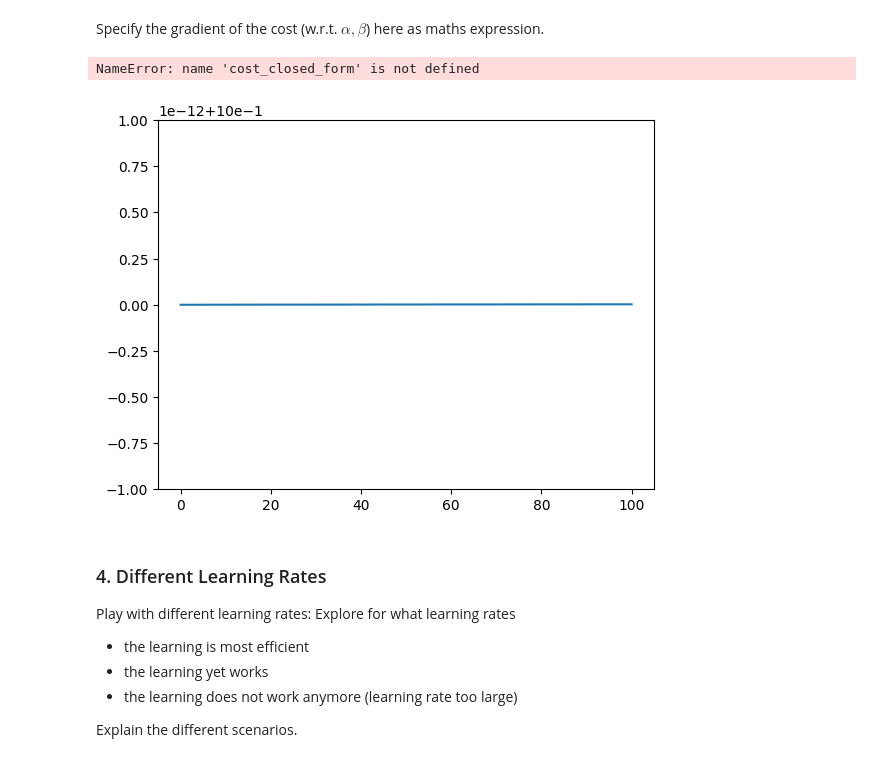
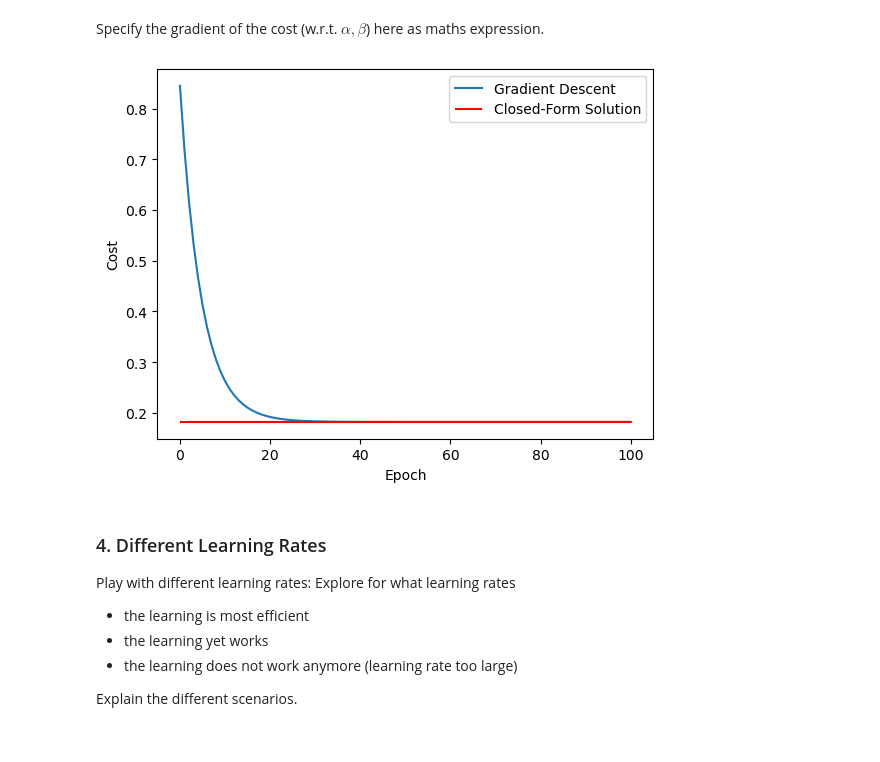
Before and after one commit to Dr-Shab/MSE-DeepLearn, a Jupyter notebook: DL-PW-02-G26_Drilon_Chia-Hua/pw02_lin_regression_GD_stud.ipynb, the cells around one changed output. Cells and saved outputs as stored; diff of their text form; code cells hidden in the pictures.

```diff
--- a/DL-PW-02-G26_Drilon_Chia-Hua/pw02_lin_regression_GD_stud.ipynb
+++ b/DL-PW-02-G26_Drilon_Chia-Hua/pw02_lin_regression_GD_stud.ipynb
@@ -113,34 +113,39 @@ def gradient_cost(X,Y,a):
     return X.T@(X@a-Y) / len(Y)
     # YOUR CODE (END)
 # %%
+cost_closed_form = cost(X, Y, a_exact)
 # adjust if needed
 nepochs = 100
 lr = 0.1
 
 ## initial parameter
 a = torch.tensor([0.0,0.0], dtype=torch.float64).reshape(2,1)
 
 # track the costs
 costs = []
 
 # YOUR CODE (START)
 
 # loop over the epochs: update parameter values, compute the cost and add it to the costs list
 for epoch in range(nepochs):
-    costs.append(cost(X,Y,a))
-    a = a - lr * gradient_cost(X,Y,a_exact)
+    grad = gradient_cost(X, Y, a)
+    a = a - lr * grad
+    costs.append(cost(X, Y, a))
 
 costs.append(cost(X,Y,a))
 
 # YOUR CODE (END)
 
 # some output
 cost_gd = costs[-1]
-plt.plot(range(nepochs+1),costs)
-plt.plot(range(nepochs+1),cost_closed_form*torch.ones(nepochs+1))
+plt.plot(range(nepochs + 1), costs, label='Gradient Descent')
+plt.hlines(cost_closed_form, 0, nepochs, colors='r', label='Closed-Form Solution')
+plt.xlabel('Epoch')
+plt.ylabel('Cost')
+plt.legend()
+plt.show()
 # %% [output]
-NameError: name 'cost_closed_form' is not defined
-[figure, old version]
+[figure, new version]
 # %% [markdown]
 ### 4. Different Learning Rates
 
```
Also changed, not shown: parts of 5 cells of this notebook.
